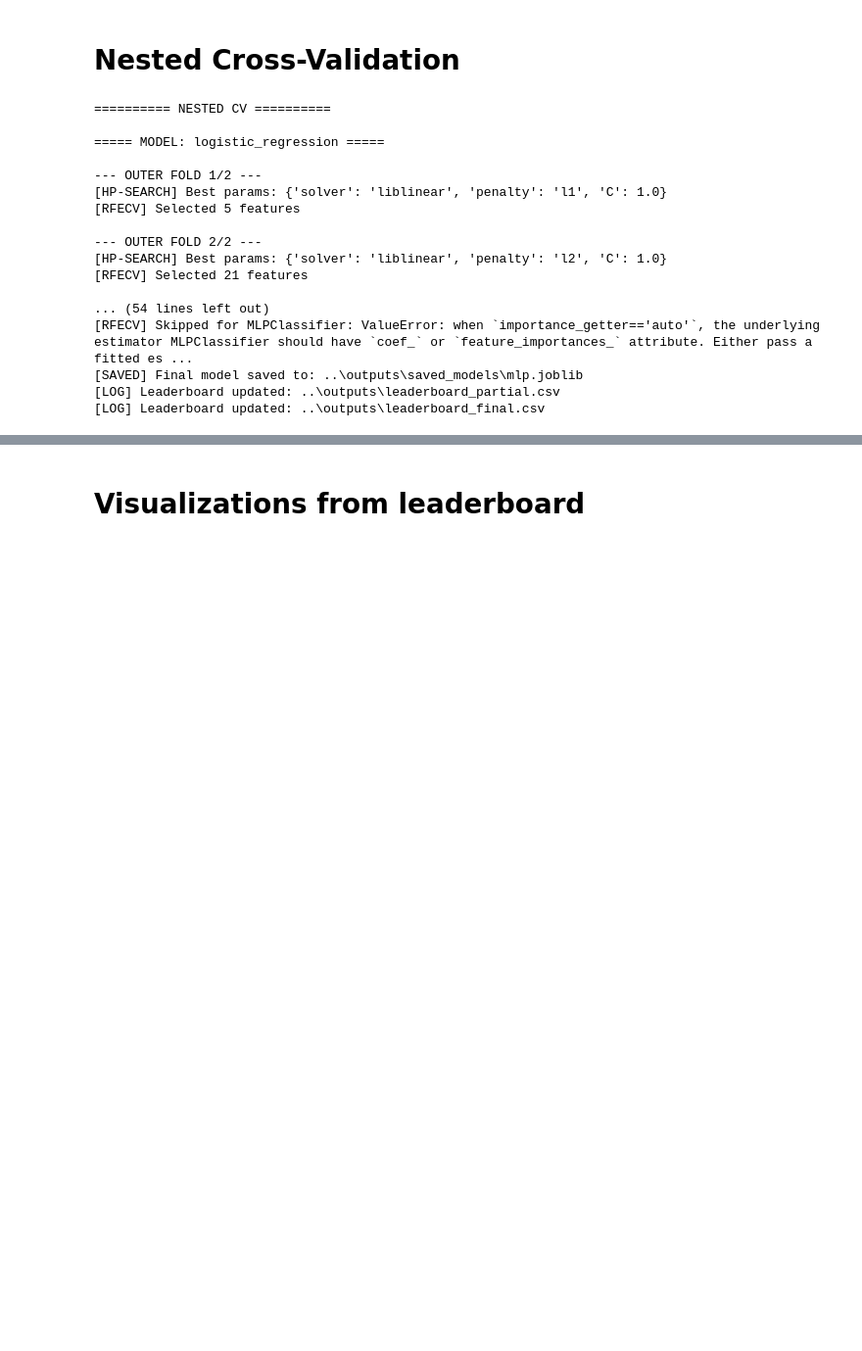
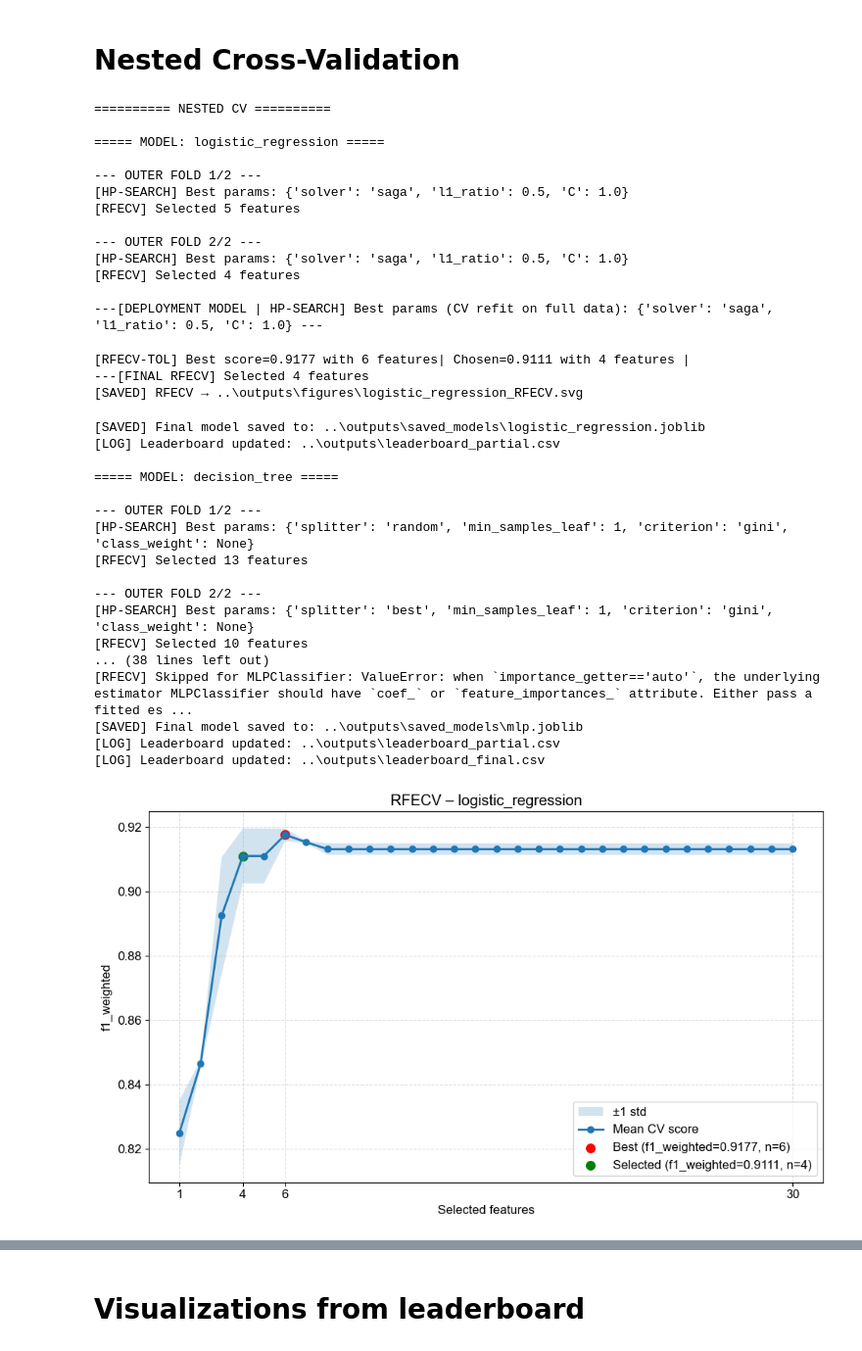
Before and after one commit to WewerAlbrechtsenLab/ML, a Jupyter notebook: notebooks/ML.ipynb, the cells around one changed output, grey strips where cells are left out. Shown at 98% size. Cells and saved outputs as stored; diff of their text form; code cells hidden in the pictures; blank space fills up the shorter version.

```diff
--- a/notebooks/ML.ipynb
+++ b/notebooks/ML.ipynb
@@ -109,33 +109,47 @@ inspect_hyperparameters(models,config)
 # Nested Cross-Validation
 # %%
 from sklearn import set_config
-import importlib
 set_config(enable_metadata_routing=True)
-from ml.models import training
-importlib.reload(training)
 from ml.models.training import nested_cross_validate_models
 
 leaderboard, trained_models = nested_cross_validate_models(
     models=models,
     X=X_train,
     y=y_train,
     config=config,
 )
 # %% [output]
 ========== NESTED CV ==========
 
 ===== MODEL: logistic_regression =====
 
 --- OUTER FOLD 1/2 ---
-[HP-SEARCH] Best params: {'solver': 'liblinear', 'penalty': 'l1', 'C': 1.0}
+[HP-SEARCH] Best params: {'solver': 'saga', 'l1_ratio': 0.5, 'C': 1.0}
 [RFECV] Selected 5 features
 
 --- OUTER FOLD 2/2 ---
-[HP-SEARCH] Best params: {'solver': 'liblinear', 'penalty': 'l2', 'C': 1.0}
-[RFECV] Selected 21 features
+[HP-SEARCH] Best params: {'solver': 'saga', 'l1_ratio': 0.5, 'C': 1.0}
+[RFECV] Selected 4 features
 
-... (54 lines left out)
-[RFECV] Skipped for MLPClassifier: ValueError: when `importance_getter=='auto'`, the underlying estimator MLPClassifier should have `coef_` or `feature_importances_` attribute. Either pass a fitted es ...
-[SAVED] Final model saved to: ..\outputs\saved_models\mlp.joblib
-[LOG] Leaderboard updated: ..\outputs\leaderboard_partial.csv
-[LOG] Leaderboard updated: ..\outputs\leaderboard_final.csv
+---[DEPLOYMENT MODEL | HP-SEARCH] Best params (CV refit on full data): {'solver': 'saga', 'l1_ratio': 0.5, 'C': 1.0} ---
+[RFECV-TOL] Best score=0.9177 with 6 features| Chosen=0.9111 with 4 features |
+---[FINAL RFECV] Selected 4 features
+[SAVED] RFECV → ..\outputs\figures\logistic_regression_RFECV.svg
+[SAVED] Final model saved to: ..\outputs\saved_models\logistic_regression.joblib
+[LOG] Leaderboard updated: ..\outputs\leaderboard_partial.csv
+
+===== MODEL: decision_tree =====
+
+--- OUTER FOLD 1/2 ---
+[HP-SEARCH] Best params: {'splitter': 'random', 'min_samples_leaf': 1, 'criterion': 'gini', 'class_weight': None}
+[RFECV] Selected 13 features
+
+--- OUTER FOLD 2/2 ---
+[HP-SEARCH] Best params: {'splitter': 'best', 'min_samples_leaf': 1, 'criterion': 'gini', 'class_weight': None}
+[RFECV] Selected 10 features
+... (38 lines left out)
+[RFECV] Skipped for MLPClassifier: ValueError: when `importance_getter=='auto'`, the underlying estimator MLPClassifier should have `coef_` or `feature_importances_` attribute. Either pass a fitted es ...
+[SAVED] Final model saved to: ..\outputs\saved_models\mlp.joblib
+[LOG] Leaderboard updated: ..\outputs\leaderboard_partial.csv
+[LOG] Leaderboard updated: ..\outputs\leaderboard_final.csv
+[figure, added]
```
Also changed, not shown: parts of 8 cells of this notebook, 6 other files.
